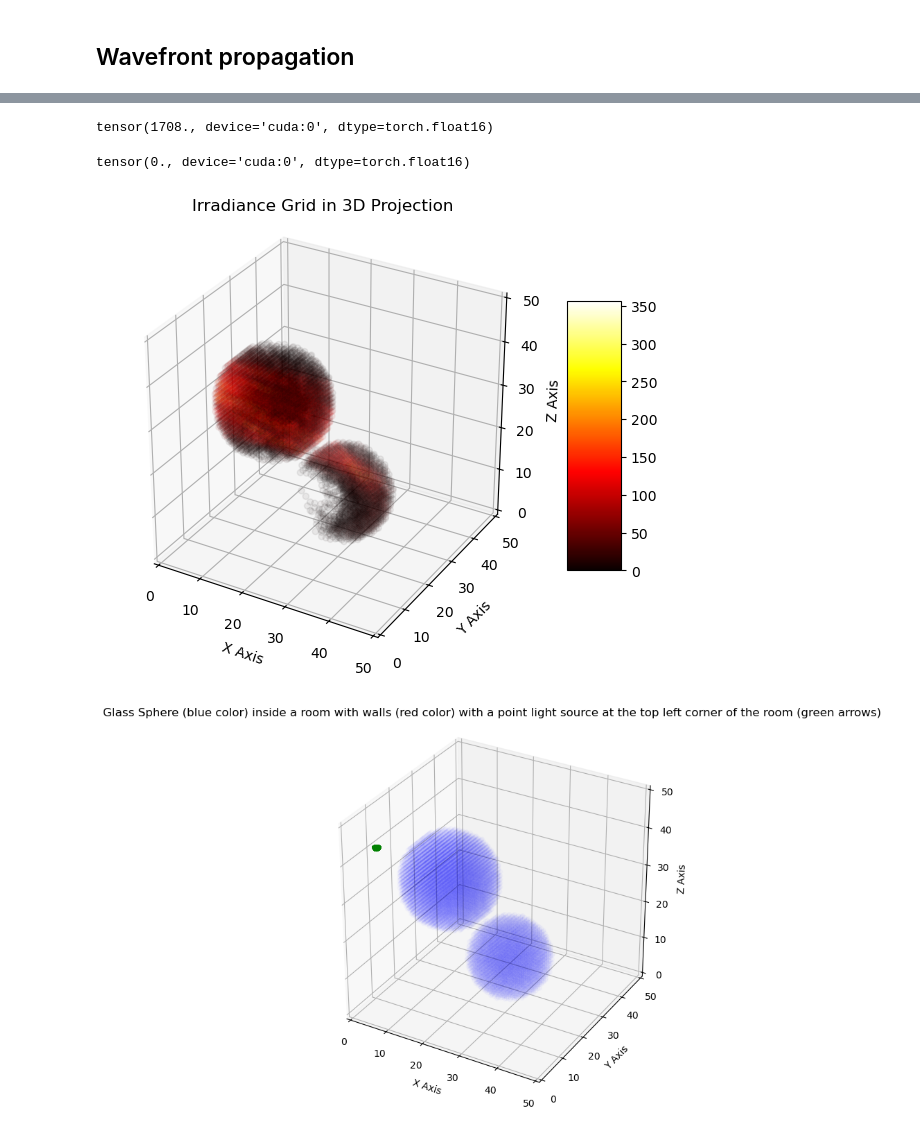
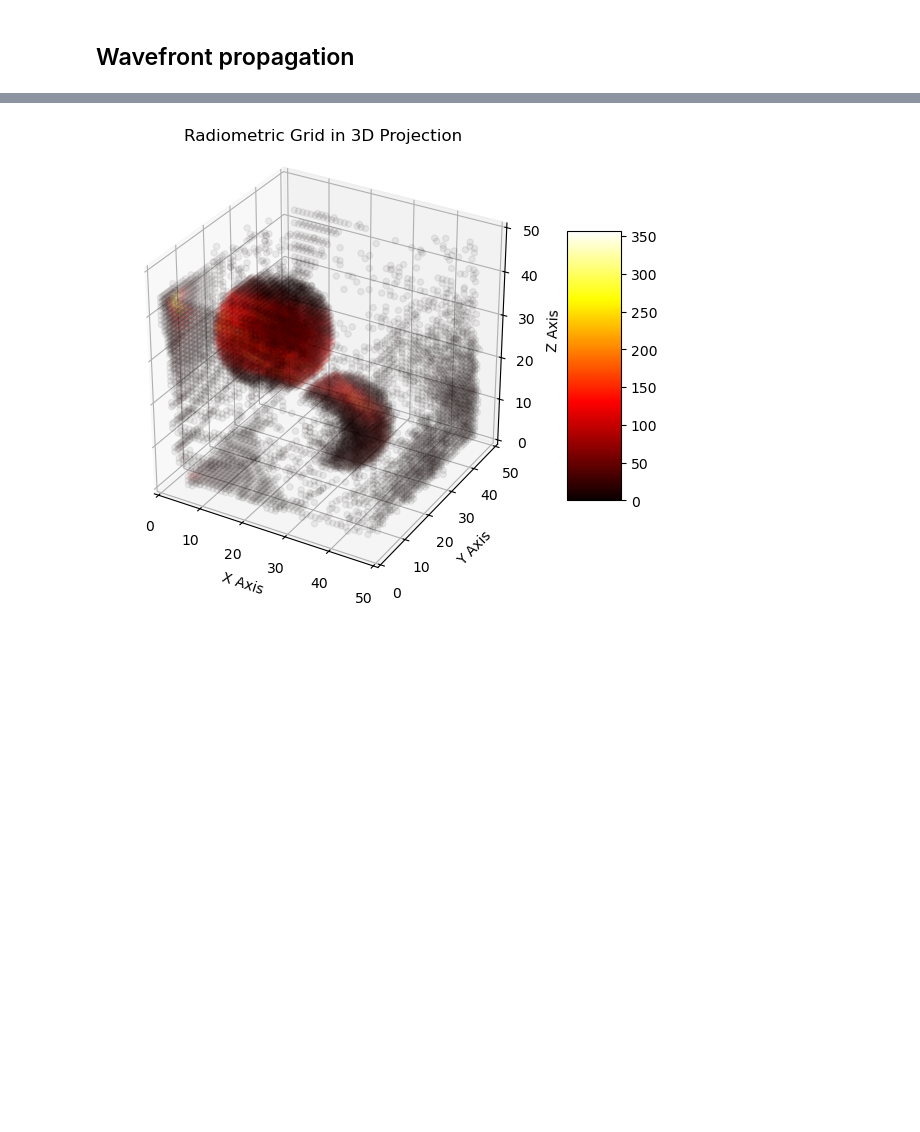
Before and after one commit to swirling-wind/demo-3D-eikonal, a Jupyter notebook: torch_demo.ipynb, the cells around one changed output, grey strips where cells are left out. Cells and saved outputs as stored; diff of their text form; code cells hidden in the pictures; blank space fills up the shorter version.

```diff
--- a/torch_demo.ipynb
+++ b/torch_demo.ipynb
@@ -427,74 +388,60 @@ for i in range(1, len(wavefront_positions_list)):
-# %%
-torch.sum(radiance_list[190])
-# %% [output]
-tensor(1708., device='cuda:0', dtype=torch.float16)
 # %%
-def accumulate_irradiance_to_grid_vectorized(pos_list, irradiance_list, grid_shape, absorb_coeff, scatter_coeff):
+
+def accumulate_to_grid_vectorized(radiometric_list, pos_list, grid_shape, absorb_coeff, scatter_coeff):
     # Create a grid to store the accumulated irradiance
-    irradiance_grid = torch.zeros(grid_shape, dtype=torch.float16, device=device)
+    radiometric_grid = torch.zeros(grid_shape, dtype=torch.float16, device=device)
 
     # Concatenate the positions and irradiances of all steps
     all_positions = torch.cat(pos_list, dim=0).long()
-    all_irradiances = torch.cat(irradiance_list, dim=0)
+    all_irradiances = torch.cat(radiometric_list, dim=0)
 
     # Filter out the positions that are outside the grid boundaries
     valid_mask = (all_positions[:, 0] < grid_shape[0]) & (all_positions[:, 0] >= 0) & \
                  (all_positions[:, 1] < grid_shape[1]) & (all_positions[:, 1] >= 0) & \
                  (all_positions[:, 2] < grid_shape[2]) & (all_positions[:, 2] >= 0)
 
     # Additional check for non-zero absorption or scattering coefficients
     absorb_values = absorb_coeff[all_positions[:, 0], all_positions[:, 1], all_positions[:, 2]]
     scatter_values = scatter_coeff[all_positions[:, 0], all_positions[:, 1], all_positions[:, 2]]
     coeff_mask = (absorb_values > 0) | (scatter_values > 0)
 
     # Combine valid position mask with coefficients mask
     combined_mask = valid_mask & coeff_mask
 
     valid_positions = all_positions[combined_mask]
     valid_irradiances = all_irradiances[combined_mask]
 
     # Accumulate the irradiance values to the grid
     indices = valid_positions[:, 0] * grid_shape[1] * grid_shape[2] + valid_positions[:, 1] * grid_shape[2] + valid_positions[:, 2]
-    irradiance_grid.put_(indices, valid_irradiances, accumulate=True)
+    radiometric_grid.put_(indices, valid_irradiances, accumulate=True)
 
-    return irradiance_grid
+    return radiometric_grid
+
+# Visualize irradiance grid in 3D projection
+def show_radiometric_grid_3d(radiometric_grid, threshold=0.1):
+    fig = plt.figure(figsize=(7, 7))
+    ax = fig.add_subplot(111, projection='3d')
+    ax.set_box_aspect([1, 1, 1])
+    ax.set_xlim(0, radiometric_grid.size(0))
+    ax.set_ylim(0, radiometric_grid.size(1))
+    ax.set_zlim(0, radiometric_grid.size(2))
+    ax.set_xlabel('X Axis')
+    ax.set_ylabel('Y Axis')
+    ax.set_zlabel('Z Axis')
+    ax.set_title('Radiometric Grid in 3D Projection')
+    radiometric_grid_np = radiometric_grid.cpu().numpy()
+    x_points, y_points, z_points = np.where(radiometric_grid_np > threshold)
+    # Create a colormap
+    norm = Normalize(vmin=np.min(radiometric_grid_np), vmax=np.max(radiometric_grid_np))
+    mappable = ScalarMappable(norm=norm, cmap='hot')
+    mappable.set_array(radiometric_grid_np)
+    _scatter = ax.scatter(x_points, y_points, z_points, c=radiometric_grid_np[x_points, y_points, z_points], cmap='hot', alpha=0.06)
+    fig.colorbar(mappable, ax=ax, shrink=0.5, aspect=5)        # Add colorbar
+    plt.show()
+
 
 grid_shape = (num_x, num_y, num_z)
-irradiance_grid_vectorized = accumulate_irradiance_to_grid_vectorized(wavefront_positions_list, irradiance_list, grid_shape, absorb_coeff, scatter_coeff)
+cur_radiometric_grid = accumulate_to_grid_vectorized(irradiance_list, wavefront_positions_list, grid_shape, absorb_coeff, scatter_coeff)
+show_radiometric_grid_3d(cur_radiometric_grid, threshold=0.1)
+# %% [output]
+[figure, added]
-# %%
-torch.sum(irradiance_grid_vectorized[0])
-# %% [output]
-tensor(0., device='cuda:0', dtype=torch.float16)
-# %%
-# Visualize irradiance grid in 3D projection
-def show_irradiance_grid_3d(irradiance_grid, threshold=0.1):
-    fig = plt.figure(figsize=(7, 7))
-    ax = fig.add_subplot(111, projection='3d')
-    ax.set_box_aspect([1, 1, 1])
-    ax.set_xlim(0, irradiance_grid.size(0))
-    ax.set_ylim(0, irradiance_grid.size(1))
-    ax.set_zlim(0, irradiance_grid.size(2))
-    ax.set_xlabel('X Axis')
-    ax.set_ylabel('Y Axis')
-    ax.set_zlabel('Z Axis')
-    ax.set_title('Irradiance Grid in 3D Projection')
-
-    irradiance_grid_np = irradiance_grid.cpu().numpy()
-    x_points, y_points, z_points = np.where(irradiance_grid_np > threshold)
-
-    # Create a colormap
-    norm = Normalize(vmin=np.min(irradiance_grid_np), vmax=np.max(irradiance_grid_np))
-    mappable = ScalarMappable(norm=norm, cmap='hot')
-    mappable.set_array(irradiance_grid_np)
-
-    _scatter = ax.scatter(x_points, y_points, z_points, c=irradiance_grid_np[x_points, y_points, z_points], cmap='hot', alpha=0.06)
-
-    # Add colorbar
-    fig.colorbar(mappable, ax=ax, shrink=0.5, aspect=5)
-    plt.show()
-
-show_irradiance_grid_3d(irradiance_grid_vectorized, threshold=1.0)
-show_ior_field(ior_field, initial_wavefront_positions, initial_wavefront_directions)
-# %% [output]
-[figure, removed]
-[figure, removed]
```
Also changed, not shown: parts of 8 cells of this notebook.
